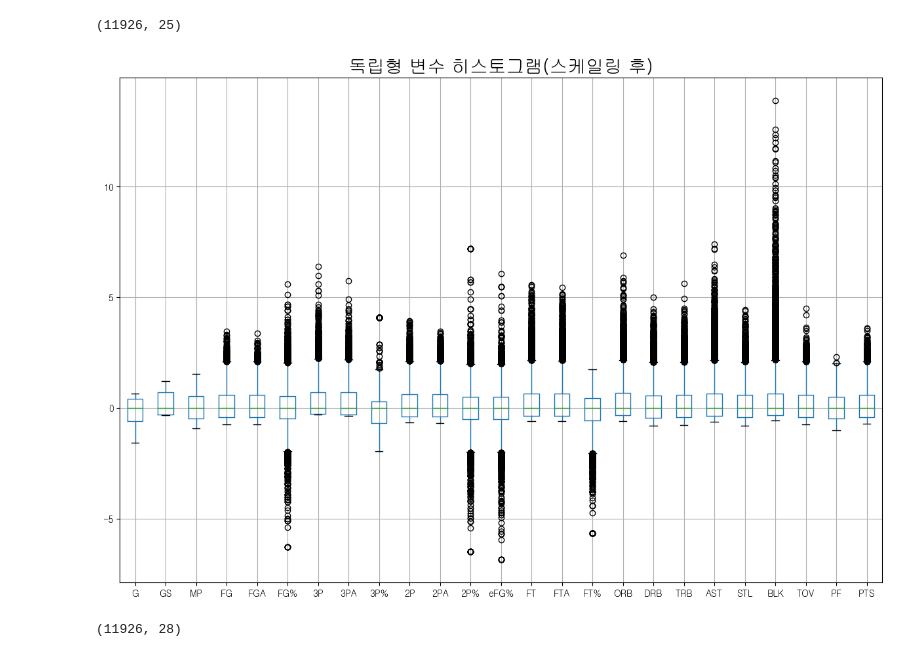
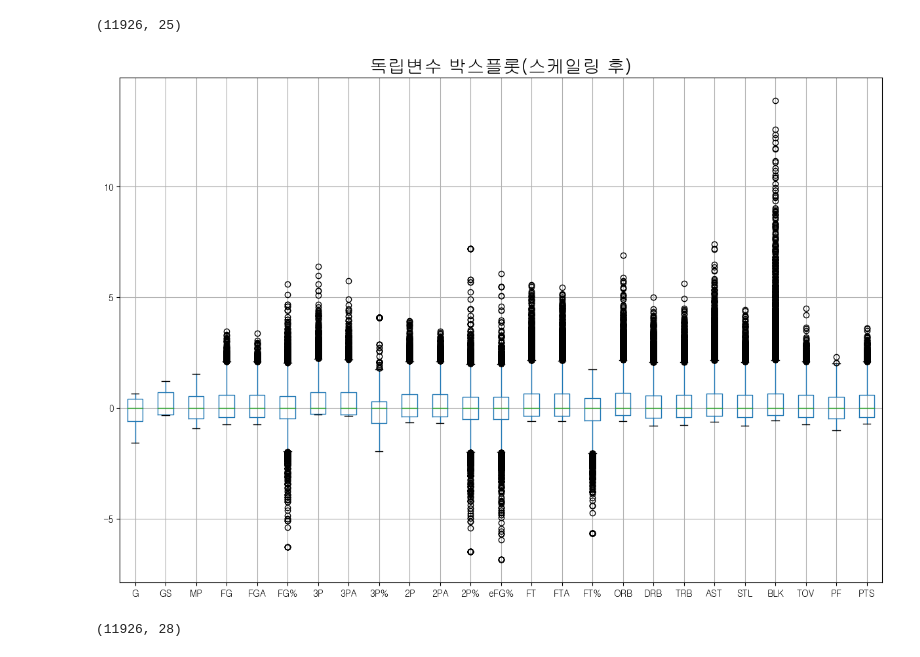
Before and after one commit to sangchun1/nba_salary, a Jupyter notebook: preprocess.ipynb, the cells around one changed output. Cells and saved outputs as stored; diff of their text form; code cells hidden in the pictures.

```diff
--- a/preprocess.ipynb
+++ b/preprocess.ipynb
@@ -321,9 +357,9 @@ df1X2.shape
 # %%
 # 스케일링 후의 박스플롯
 df1X2.boxplot(figsize=(15, 10))
-plt.title('독립형 변수 히스토그램(스케일링 후)', fontsize=20)
-plt.savefig('./plot/독립형 변수 히스토그램(스케일링 후).png')
+plt.title('독립변수 박스플롯(스케일링 후)', fontsize=20)
+plt.savefig('./plot/독립변수 박스플롯(스케일링 후).png')
 plt.show()
 # %% [output]
-[figure, old version]
+[figure, new version]
 # %%
```
Also changed, not shown: parts of 6 cells of this notebook, 5 other files.
